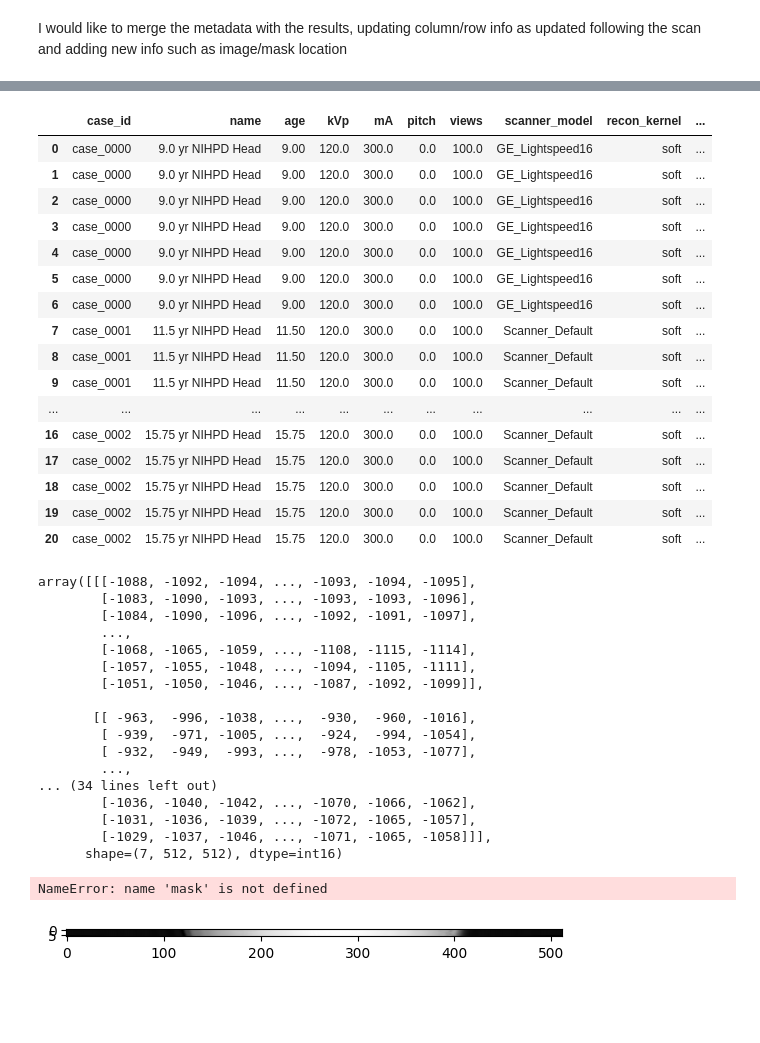
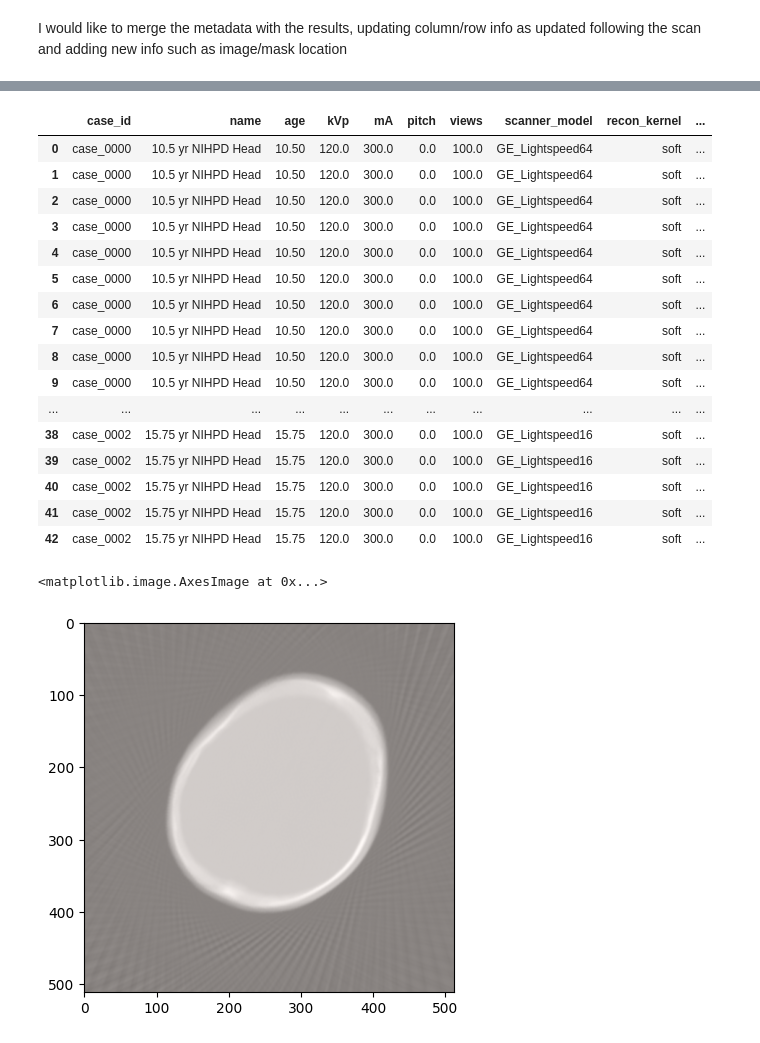
Before and after one commit to DIDSR/InSilicoICH, a Jupyter notebook: notebooks/03_studies.ipynb, the cells around one changed output, grey strips where cells are left out. Saved outputs shown, nothing was run; the diff lists cells and outputs as text; code cells hidden in the pictures; blank space fills up the shorter version.

Commit message:
parallel mode working with new refactors

```diff
--- a/notebooks/03_studies.ipynb
+++ b/notebooks/03_studies.ipynb
@@ -252,0 +57,9 @@ ICHStudy.generate_from_distributions(get_available_phantoms(),
+# %%
+lesion_volume = dict(IPH=[0.2, 10], SDH=[0.2, 10], EDH=[0.2, 10])
+lesion_attn = dict(IPH=[40, 80], SDH=[40, 80], EDH=[40, 80])
+study_list = ICHStudy.generate_from_distributions(get_available_phantoms(),
+                                                  lesion_volume=lesion_volume,
+                                                  lesion_attenuation=lesion_attn,
+                                                  study_count=5,
+                                                 seed=42)
+study_list
@@ -305,5 +126,5 @@ study.metadata['mA']
 2    300.0
 Name: mA, dtype: float64
 # %%
-study.run_all(parallel=False)
+study.run_all(parallel=True)
 # %% [output]
@@ -461,19 +154,19 @@ study.metadata
 study.results
 # %% [output]
 |  | case_id | name | age | kVp | mA | pitch | views | scanner_model | recon_kernel | ... |
-| 0 | case_0000 | 9.0 yr NIHPD Head | 9.00 | 120.0 | 300.0 | 0.0 | 100.0 | GE_Lightspeed16 | soft | ... |
-| 1 | case_0000 | 9.0 yr NIHPD Head | 9.00 | 120.0 | 300.0 | 0.0 | 100.0 | GE_Lightspeed16 | soft | ... |
-| 2 | case_0000 | 9.0 yr NIHPD Head | 9.00 | 120.0 | 300.0 | 0.0 | 100.0 | GE_Lightspeed16 | soft | ... |
-| 3 | case_0000 | 9.0 yr NIHPD Head | 9.00 | 120.0 | 300.0 | 0.0 | 100.0 | GE_Lightspeed16 | soft | ... |
-| 4 | case_0000 | 9.0 yr NIHPD Head | 9.00 | 120.0 | 300.0 | 0.0 | 100.0 | GE_Lightspeed16 | soft | ... |
-| 5 | case_0000 | 9.0 yr NIHPD Head | 9.00 | 120.0 | 300.0 | 0.0 | 100.0 | GE_Lightspeed16 | soft | ... |
-| 6 | case_0000 | 9.0 yr NIHPD Head | 9.00 | 120.0 | 300.0 | 0.0 | 100.0 | GE_Lightspeed16 | soft | ... |
-| 7 | case_0001 | 11.5 yr NIHPD Head | 11.50 | 120.0 | 300.0 | 0.0 | 100.0 | Scanner_Default | soft | ... |
-| 8 | case_0001 | 11.5 yr NIHPD Head | 11.50 | 120.0 | 300.0 | 0.0 | 100.0 | Scanner_Default | soft | ... |
-| 9 | case_0001 | 11.5 yr NIHPD Head | 11.50 | 120.0 | 300.0 | 0.0 | 100.0 | Scanner_Default | soft | ... |
+| 0 | case_0000 | 10.5 yr NIHPD Head | 10.50 | 120.0 | 300.0 | 0.0 | 100.0 | GE_Lightspeed64 | soft | ... |
+| 1 | case_0000 | 10.5 yr NIHPD Head | 10.50 | 120.0 | 300.0 | 0.0 | 100.0 | GE_Lightspeed64 | soft | ... |
+| 2 | case_0000 | 10.5 yr NIHPD Head | 10.50 | 120.0 | 300.0 | 0.0 | 100.0 | GE_Lightspeed64 | soft | ... |
+| 3 | case_0000 | 10.5 yr NIHPD Head | 10.50 | 120.0 | 300.0 | 0.0 | 100.0 | GE_Lightspeed64 | soft | ... |
+| 4 | case_0000 | 10.5 yr NIHPD Head | 10.50 | 120.0 | 300.0 | 0.0 | 100.0 | GE_Lightspeed64 | soft | ... |
+| 5 | case_0000 | 10.5 yr NIHPD Head | 10.50 | 120.0 | 300.0 | 0.0 | 100.0 | GE_Lightspeed64 | soft | ... |
+| 6 | case_0000 | 10.5 yr NIHPD Head | 10.50 | 120.0 | 300.0 | 0.0 | 100.0 | GE_Lightspeed64 | soft | ... |
+| 7 | case_0000 | 10.5 yr NIHPD Head | 10.50 | 120.0 | 300.0 | 0.0 | 100.0 | GE_Lightspeed64 | soft | ... |
+| 8 | case_0000 | 10.5 yr NIHPD Head | 10.50 | 120.0 | 300.0 | 0.0 | 100.0 | GE_Lightspeed64 | soft | ... |
+| 9 | case_0000 | 10.5 yr NIHPD Head | 10.50 | 120.0 | 300.0 | 0.0 | 100.0 | GE_Lightspeed64 | soft | ... |
 | ... | ... | ... | ... | ... | ... | ... | ... | ... | ... | ... |
-| 16 | case_0002 | 15.75 yr NIHPD Head | 15.75 | 120.0 | 300.0 | 0.0 | 100.0 | Scanner_Default | soft | ... |
-| 17 | case_0002 | 15.75 yr NIHPD Head | 15.75 | 120.0 | 300.0 | 0.0 | 100.0 | Scanner_Default | soft | ... |
-| 18 | case_0002 | 15.75 yr NIHPD Head | 15.75 | 120.0 | 300.0 | 0.0 | 100.0 | Scanner_Default | soft | ... |
-| 19 | case_0002 | 15.75 yr NIHPD Head | 15.75 | 120.0 | 300.0 | 0.0 | 100.0 | Scanner_Default | soft | ... |
-| 20 | case_0002 | 15.75 yr NIHPD Head | 15.75 | 120.0 | 300.0 | 0.0 | 100.0 | Scanner_Default | soft | ... |
+| 38 | case_0002 | 15.75 yr NIHPD Head | 15.75 | 120.0 | 300.0 | 0.0 | 100.0 | GE_Lightspeed16 | soft | ... |
+| 39 | case_0002 | 15.75 yr NIHPD Head | 15.75 | 120.0 | 300.0 | 0.0 | 100.0 | GE_Lightspeed16 | soft | ... |
+| 40 | case_0002 | 15.75 yr NIHPD Head | 15.75 | 120.0 | 300.0 | 0.0 | 100.0 | GE_Lightspeed16 | soft | ... |
+| 41 | case_0002 | 15.75 yr NIHPD Head | 15.75 | 120.0 | 300.0 | 0.0 | 100.0 | GE_Lightspeed16 | soft | ... |
+| 42 | case_0002 | 15.75 yr NIHPD Head | 15.75 | 120.0 | 300.0 | 0.0 | 100.0 | GE_Lightspeed16 | soft | ... |
@@ -483,29 +173,14 @@ imgs = study.get_images(0)
-# %%
-imgs
-# %% [output]
-array([[[-1088, -1092, -1094, ..., -1093, -1094, -1095],
-        [-1083, -1090, -1093, ..., -1093, -1093, -1096],
-        [-1084, -1090, -1096, ..., -1092, -1091, -1097],
-        ...,
-        [-1068, -1065, -1059, ..., -1108, -1115, -1114],
-        [-1057, -1055, -1048, ..., -1094, -1105, -1111],
-        [-1051, -1050, -1046, ..., -1087, -1092, -1099]],
-
-       [[ -963,  -996, -1038, ...,  -930,  -960, -1016],
-        [ -939,  -971, -1005, ...,  -924,  -994, -1054],
-        [ -932,  -949,  -993, ...,  -978, -1053, -1077],
-        ...,
-... (34 lines left out)
-        [-1036, -1040, -1042, ..., -1070, -1066, -1062],
-        [-1031, -1036, -1039, ..., -1072, -1065, -1057],
-        [-1029, -1037, -1046, ..., -1071, -1065, -1058]]],
-      shape=(7, 512, 512), dtype=int16)
 # %%
 import matplotlib.pyplot as plt
-plt.imshow(imgs.sum(axis=1), cmap='gray')
-plt.imshow(mask.sum(axis=1), cmap='Reds', alpha=0.2)
+
+idx = 0
+mask = study.get_masks(idx)
+imgs = study.get_images(idx)
+
+plt.imshow(imgs.sum(axis=0), cmap='gray')
+plt.imshow(mask.sum(axis=0), cmap='Reds', alpha=0.5)
 # %% [output]
-NameError: name 'mask' is not defined
+<matplotlib.image.AxesImage at 0x...>
-[figure, old version]
+[figure, new version]
 # %%
 %pip install -q matplotlib ipywidgets
```
Also changed, not shown: parts of 35 cells of this notebook, 3 other files.
